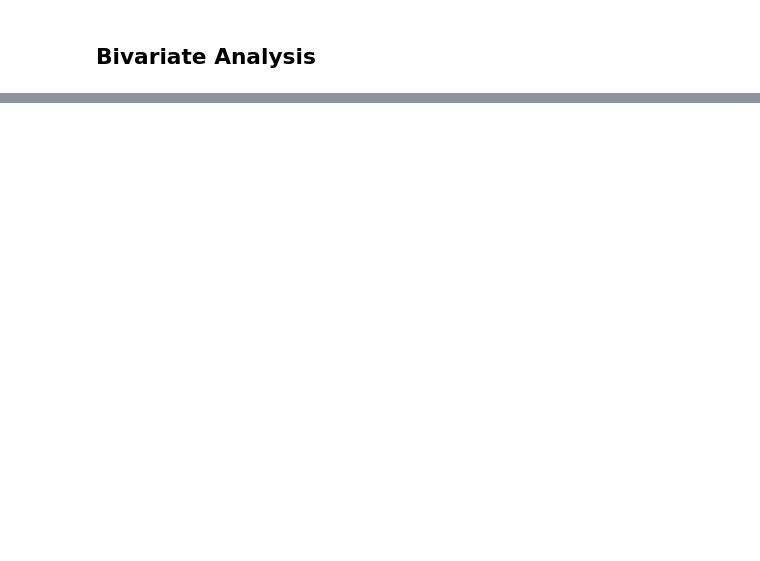
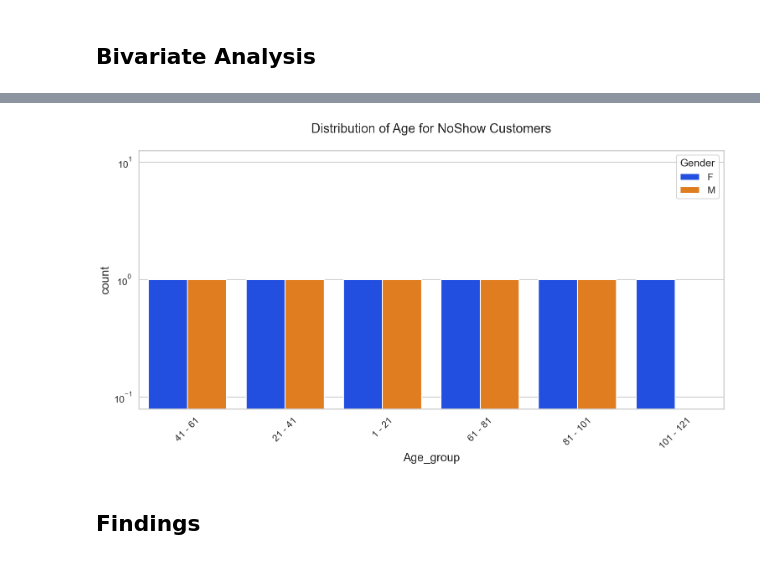
Before and after one commit to amandebnath/EDA-for-Healthcare, a Jupyter notebook: medical_appointments.ipynb, the cells around one changed output, grey strips where cells are left out. Cells and saved outputs as stored; diff of their text form; code cells hidden in the pictures; blank space fills up the shorter version.

```diff
--- a/medical_appointments.ipynb
+++ b/medical_appointments.ipynb
@@ -343,0 +356,6 @@ def uniplot(df, col, title, hue = None):
+# %%
+uniplot(new_df1_target0,col='Age_group',title='Distribution of Age for NoShow Customers',hue='Gender')
+# %% [output]
+[figure, added]
+# %% [markdown]
+## Findings
```
Also changed, not shown: parts of 8 cells of this notebook.
